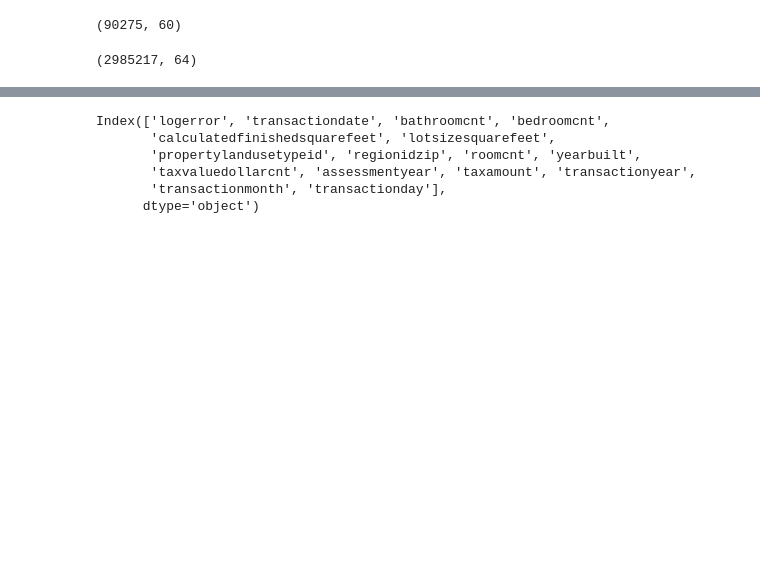
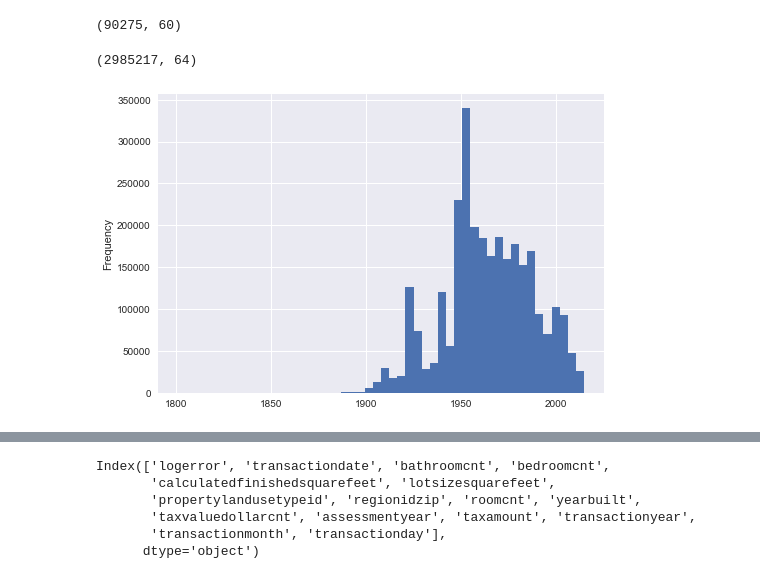
Before and after one commit to VinodKumarLogan/CSE519-2017-111491311, a Jupyter notebook: HW2/HW2.ipynb, the cells around one changed output, grey strips where cells are left out. Saved outputs shown, nothing was run; the diff lists cells and outputs as text; code cells hidden in the pictures; blank space fills up the shorter version.

Commit message:
added graph explaination

```diff
--- a/HW2/HW2.ipynb
+++ b/HW2/HW2.ipynb
@@ -134,3 +134,15 @@ zillow_train_data.shape
 zillow_test_data.shape
 # %% [output]
 (2985217, 64)
+# %%
+# HW2 Question 2:
+# Produce five other informative plots revealing aspects of this data. For each plot, write a paragraph in your notebook describing what interesting properties your visualization reveals. These must include:
+# at least one line chart
+# at least one scatter plot or data map
+# at least one histogram or bar chart
+
+# HW2 Answer 2:
+zillow_properties_data["yearbuilt"].plot.hist(bins=50)
+plt.show()
+# %% [output]
+[figure, added]
```
Also changed, not shown: parts of 13 cells of this notebook.
